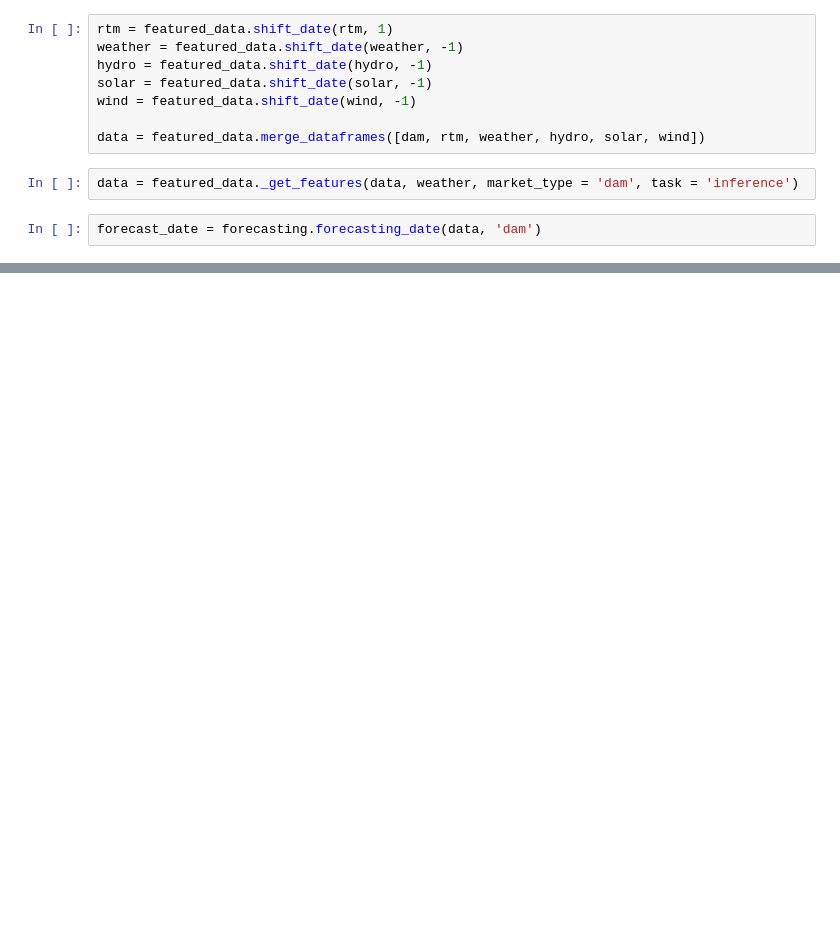
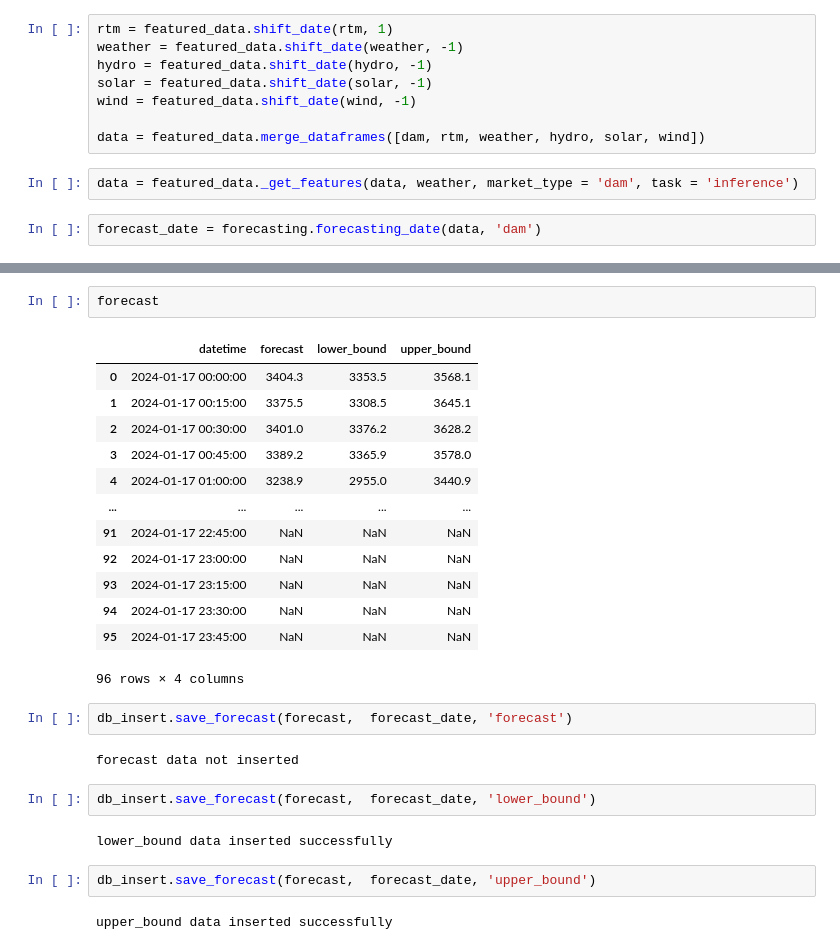
Before and after one commit to amanbhatt97/price-forecast-iex, a Jupyter notebook: notebooks/dam_forecast.ipynb, the cells around one changed output, grey strips where cells are left out. Saved outputs shown, nothing was run; the diff lists cells and outputs as text; blank space fills up the shorter version.

Commit message:
added db insertion

```diff
--- a/notebooks/dam_forecast.ipynb
+++ b/notebooks/dam_forecast.ipynb
@@ -63,0 +65,28 @@ forecast = forecasting.create_forecast(data, forecast_date)
+# %%
+forecast
+# %% [output]
+|  | datetime | forecast | lower_bound | upper_bound |
+| 0 | 2024-01-17 00:00:00 | 3404.3 | 3353.5 | 3568.1 |
+| 1 | 2024-01-17 00:15:00 | 3375.5 | 3308.5 | 3645.1 |
+| 2 | 2024-01-17 00:30:00 | 3401.0 | 3376.2 | 3628.2 |
+| 3 | 2024-01-17 00:45:00 | 3389.2 | 3365.9 | 3578.0 |
+| 4 | 2024-01-17 01:00:00 | 3238.9 | 2955.0 | 3440.9 |
+| ... | ... | ... | ... | ... |
+| 91 | 2024-01-17 22:45:00 | NaN | NaN | NaN |
+| 92 | 2024-01-17 23:00:00 | NaN | NaN | NaN |
+| 93 | 2024-01-17 23:15:00 | NaN | NaN | NaN |
+| 94 | 2024-01-17 23:30:00 | NaN | NaN | NaN |
+| 95 | 2024-01-17 23:45:00 | NaN | NaN | NaN |
+96 rows × 4 columns
+# %%
+db_insert.save_forecast(forecast,  forecast_date, 'forecast')
+# %% [output]
+forecast data not inserted
+# %%
+db_insert.save_forecast(forecast,  forecast_date, 'lower_bound')
+# %% [output]
+lower_bound data inserted successfully
+# %%
+db_insert.save_forecast(forecast,  forecast_date, 'upper_bound')
+# %% [output]
+upper_bound data inserted successfully
```
Also changed, not shown: parts of 5 cells of this notebook.
